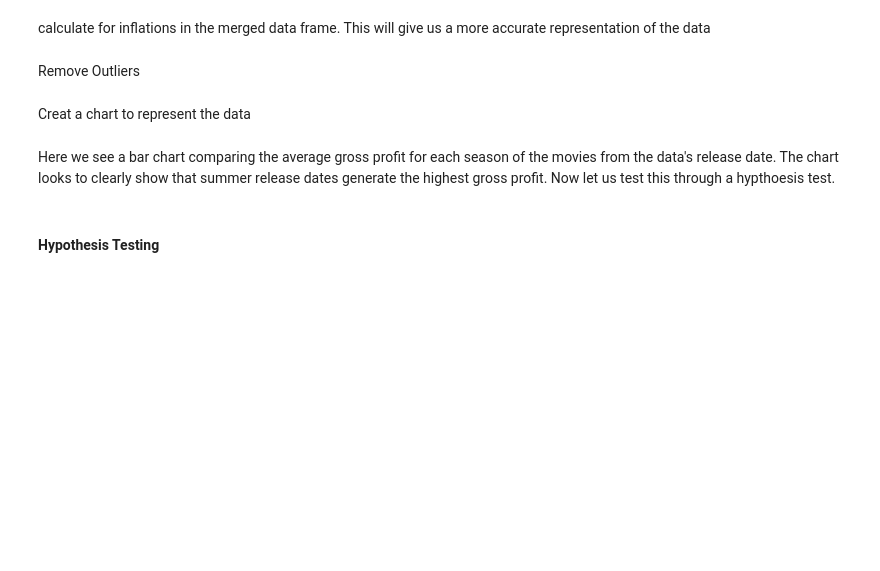
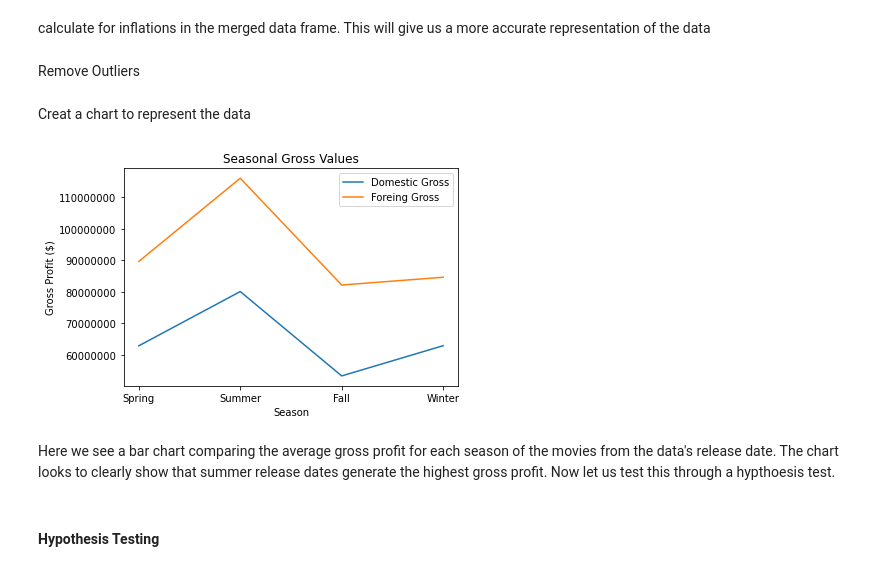
Before and after one commit to cLineman/CapStoneProject, a Jupyter notebook: FinalProduct.ipynb, the cells around one changed output. Saved outputs shown, nothing was run; the diff lists cells and outputs as text; code cells hidden in the pictures; blank space fills up the shorter version.

Commit message:
updated cleaning and changed bar graph to line graph

```diff
--- a/FinalProduct.ipynb
+++ b/FinalProduct.ipynb
@@ -919,23 +913,24 @@ forWinter = grouped_trimmed.loc[(movieGrossJoinBudgets['Season'] == 4)]['foreign
 # %% [markdown]
 Creat a chart to represent the data
 # %%
-w=0.4
 x = ['Spring', 'Summer', 'Fall', 'Winter']
 domestic_gross_x = [6.286046e+07, 8.006786e+07, 5.330879e+07, 6.289587e+07]
 foreign_gross = [8.961715e+07, 1.160124e+08, 8.214393e+07, 8.460717e+07]
 
-bar1 = np.arange(len(x))
-bar2 = [i+w for i in bar1]
+plt.plot(x, domestic_gross_x, label = 'Domestic Gross')
 
-plt.bar(bar1,domestic_gross_x,w,label='Domestic Gross')
-plt.bar(bar2,foreign_gross,w,label='Foreign Gross')
+# Plot another line on the same chart/graph
+plt.plot(x, foreign_gross, label = 'Foreing Gross')
 plt.title('Seasonal Gross Values')
-plt.xticks(bar1+w/2,x)
 plt.xlabel('Season')
 plt.ylabel('Gross Profit ($)')
 plt.gcf().axes[0].yaxis.get_major_formatter().set_scientific(False)
 plt.legend()
 plt.show()
+
+plt.show()
+# %% [output]
+[figure, added]
 # %% [markdown]
 Here we see a bar chart comparing the average gross profit for each season of the movies from the data's release date. The chart looks to clearly show that summer release dates generate the highest gross profit. Now let us test this through a hypthoesis test.
 # %% [markdown]
```
Also changed, not shown: parts of 3 cells of this notebook.
